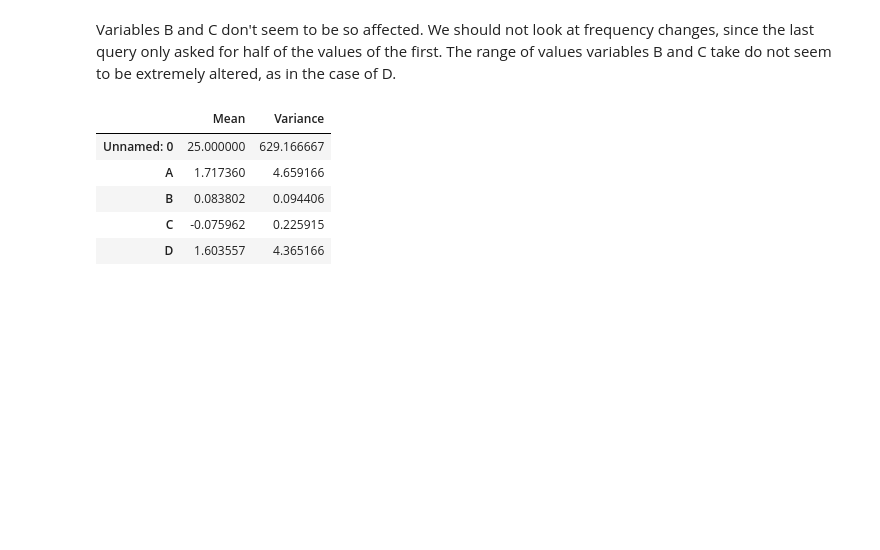
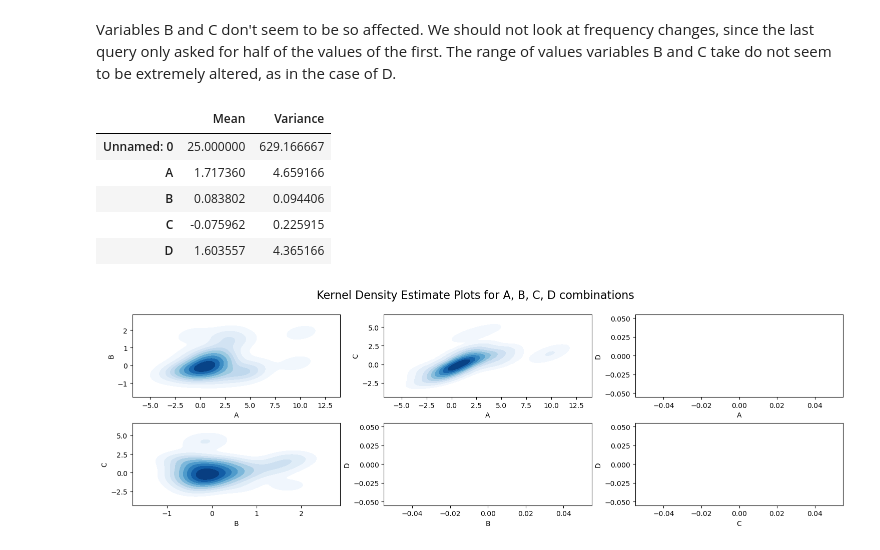
Before and after one commit to amapy-00/miniproject_3_02463, a Jupyter notebook: first_trial_andrea.ipynb, the cells around one changed output. Cells and saved outputs as stored; diff of their text form; code cells hidden in the pictures; blank space fills up the shorter version.

```diff
--- a/first_trial_andrea.ipynb
+++ b/first_trial_andrea.ipynb
@@ -150,3 +150,22 @@ params_diff
 | B | 0.083802 | 0.094406 |
 | C | -0.075962 | 0.225915 |
 | D | 1.603557 | 4.365166 |
+# %%
+# import new csv
+# query: 50, D=-2
+csv_data_2 = read_csv('data/data_1342.csv')
+
+# Subplot for A, B, C combinations
+fig, axes = plt.subplots(2, 3, figsize=(15, 5))
+sns.kdeplot(data=csv_data_2, x='A', y='B', fill=True, cmap='Blues', ax=axes[0, 0])
+sns.kdeplot(data=csv_data_2, x='A', y='C', fill=True, cmap='Blues', ax=axes[0, 1])
+sns.kdeplot(data=csv_data_2, x='A', y='D', fill=True, cmap='Blues', ax=axes[0, 2])
+sns.kdeplot(data=csv_data_2, x='B', y='C', fill=True, cmap='Blues', ax=axes[1, 0])
+sns.kdeplot(data=csv_data_2, x='B', y='D', fill=True, cmap='Blues', ax=axes[1, 1])
+sns.kdeplot(data=csv_data_2, x='C', y='D', fill=True, cmap='Blues', ax=axes[1, 2])
+plt.tight_layout()
+plt.suptitle('Kernel Density Estimate Plots for A, B, C, D combinations', fontsize=16)
+plt.subplots_adjust(top=0.88)
+plt.show()
+# %% [output]
+[figure, added]
```
Also changed, not shown: parts of 6 cells of this notebook, 2 other files.
